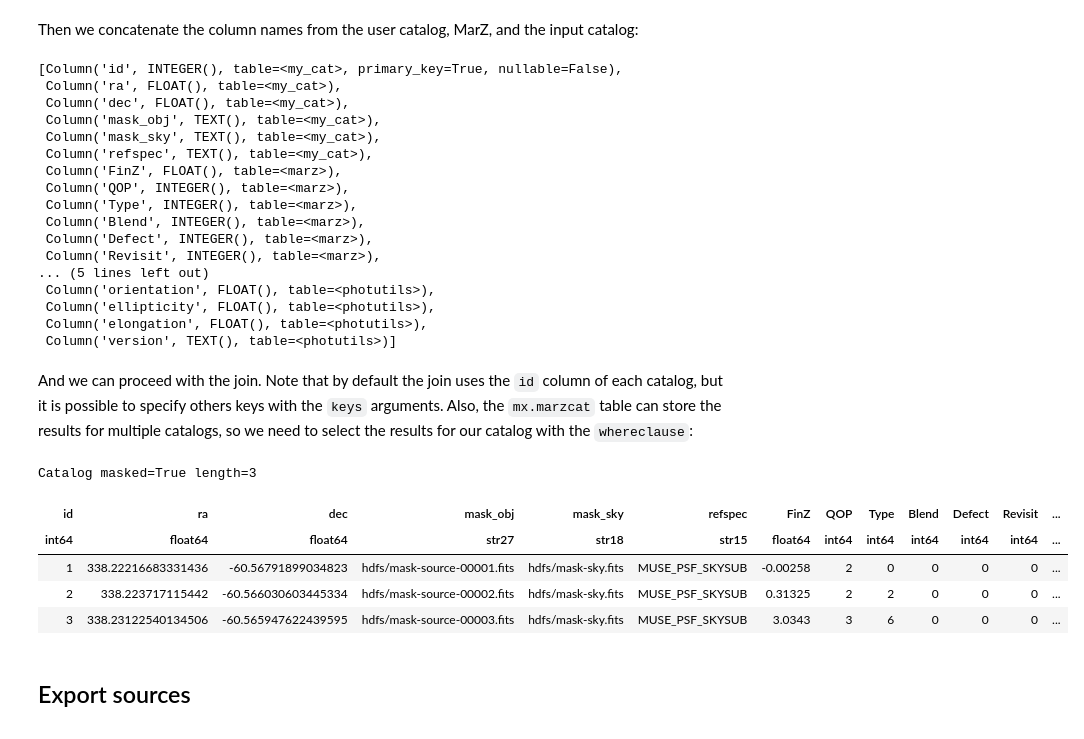
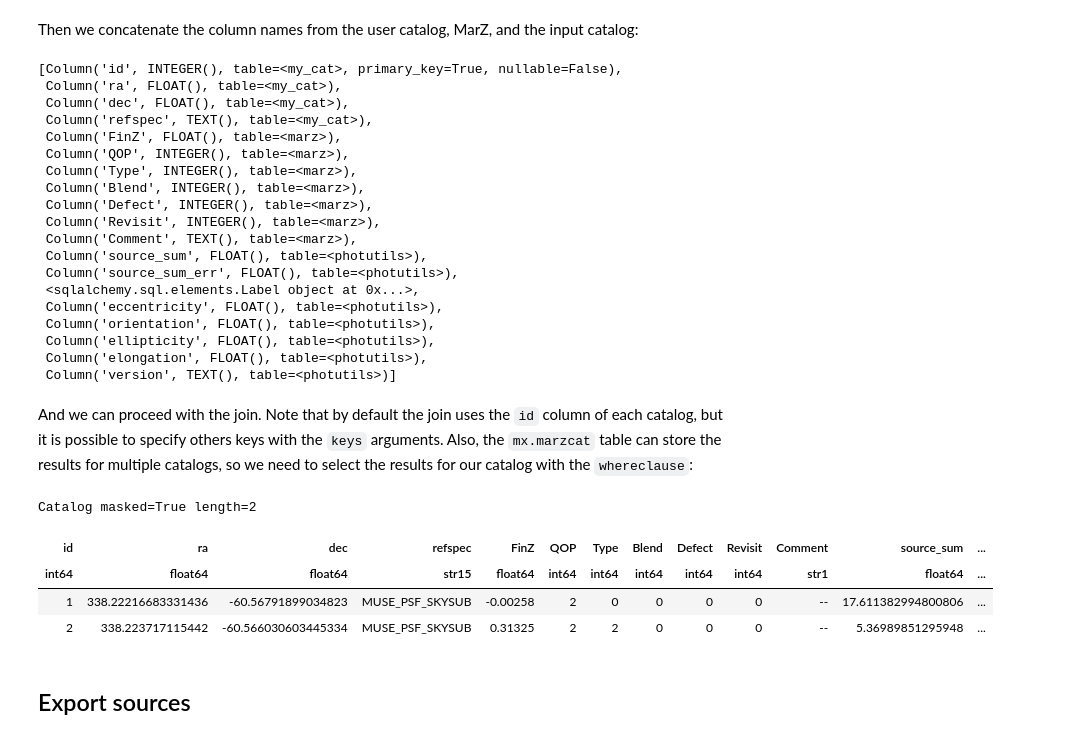
Before and after one commit to nfbouche/musex, a Jupyter notebook: docs/MuseX-Photutils.ipynb, the cells around one changed output. Drawn from its saved outputs; the diff is of its cells as text; code cells hidden in the pictures.

```diff
--- a/docs/MuseX-Photutils.ipynb
+++ b/docs/MuseX-Photutils.ipynb
@@ -265,6 +337,7 @@ catalogs       : my_cat
 User catalogs are stored in `mx.catalogs`:
 # %%
 mycat = mx.catalogs['my_cat']
+photcat = mx.input_catalogs['photutils']
 # %% [markdown]
 And we can verify that our sources are still here:
 # %%
@@ -474,8 +591,6 @@ mycat.c + marzcols + photcols
 [Column('id', INTEGER(), table=<my_cat>, primary_key=True, nullable=False),
  Column('ra', FLOAT(), table=<my_cat>),
  Column('dec', FLOAT(), table=<my_cat>),
- Column('mask_obj', TEXT(), table=<my_cat>),
- Column('mask_sky', TEXT(), table=<my_cat>),
  Column('refspec', TEXT(), table=<my_cat>),
  Column('FinZ', FLOAT(), table=<marz>),
  Column('QOP', INTEGER(), table=<marz>),
@@ -483,7 +598,11 @@ mycat.c + marzcols + photcols
  Column('Blend', INTEGER(), table=<marz>),
  Column('Defect', INTEGER(), table=<marz>),
  Column('Revisit', INTEGER(), table=<marz>),
-... (5 lines left out)
+ Column('Comment', TEXT(), table=<marz>),
+ Column('source_sum', FLOAT(), table=<photutils>),
+ Column('source_sum_err', FLOAT(), table=<photutils>),
+ <sqlalchemy.sql.elements.Label object at 0x...>,
+ Column('eccentricity', FLOAT(), table=<photutils>),
  Column('orientation', FLOAT(), table=<photutils>),
  Column('ellipticity', FLOAT(), table=<photutils>),
  Column('elongation', FLOAT(), table=<photutils>),
@@ -493,18 +612,18 @@ And we can proceed with the join. Note that by default the join uses the `id` co
 # %%
 res = mycat.join(
     [mx.marzcat, photcat],
     whereclause=(mx.marzcat.c.catalog == mycat.name),
     columns=mycat.c + marzcols + photcols,
-    use_labels=False
+    use_labels=False,
+    limit=2
 ).as_table()
-res[:3]
+res
 # %% [output]
-Catalog masked=True length=3
+Catalog masked=True length=2
-| id | ra | dec | mask_obj | mask_sky | refspec | FinZ | QOP | Type | Blend | Defect | Revisit | ... |
-| int64 | float64 | float64 | str27 | str18 | str15 | float64 | int64 | int64 | int64 | int64 | int64 | ... |
-| 1 | 338.22216683331436 | -60.56791899034823 | hdfs/mask-source-00001.fits | hdfs/mask-sky.fits | MUSE_PSF_SKYSUB | -0.00258 | 2 | 0 | 0 | 0 | 0 | ... |
-| 2 | 338.223717115442 | -60.566030603445334 | hdfs/mask-source-00002.fits | hdfs/mask-sky.fits | MUSE_PSF_SKYSUB | 0.31325 | 2 | 2 | 0 | 0 | 0 | ... |
-| 3 | 338.23122540134506 | -60.565947622439595 | hdfs/mask-source-00003.fits | hdfs/mask-sky.fits | MUSE_PSF_SKYSUB | 3.0343 | 3 | 6 | 0 | 0 | 0 | ... |
+| id | ra | dec | refspec | FinZ | QOP | Type | Blend | Defect | Revisit | Comment | source_sum | ... |
+| int64 | float64 | float64 | str15 | float64 | int64 | int64 | int64 | int64 | int64 | str1 | float64 | ... |
+| 1 | 338.22216683331436 | -60.56791899034823 | MUSE_PSF_SKYSUB | -0.00258 | 2 | 0 | 0 | 0 | 0 | -- | 17.611382994800806 | ... |
+| 2 | 338.223717115442 | -60.566030603445334 | MUSE_PSF_SKYSUB | 0.31325 | 2 | 2 | 0 | 0 | 0 | -- | 5.36989851295948 | ... |
 # %% [markdown]
 ## Export sources
 # %%
```
Also changed, not shown: parts of 57 cells of this notebook.
